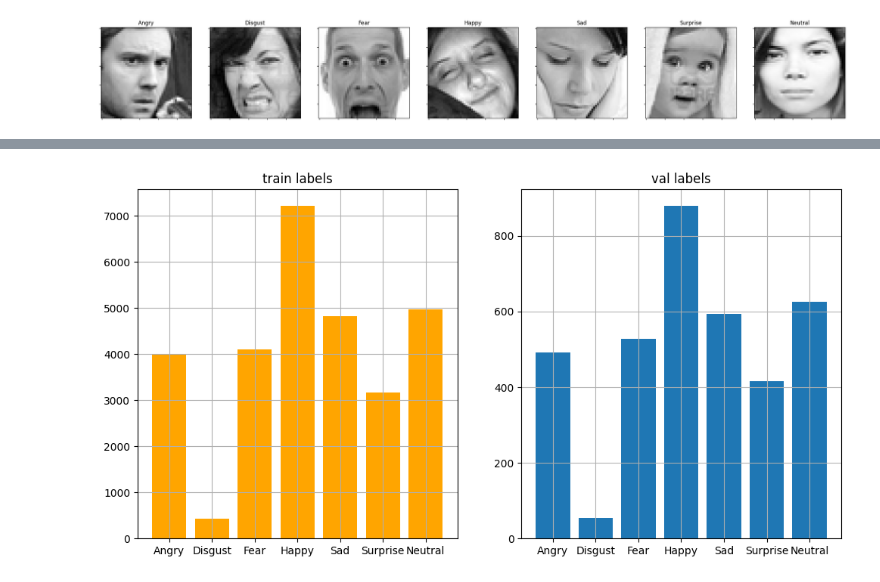
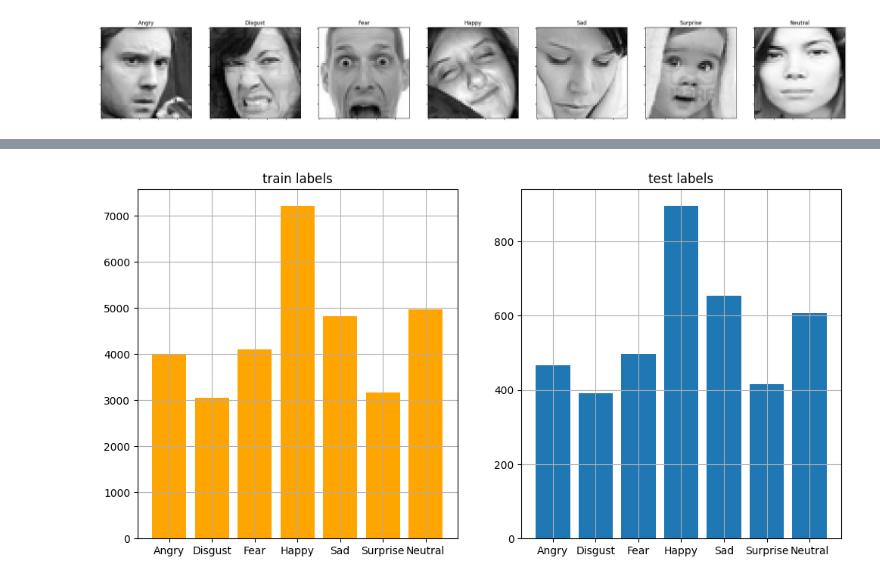
Before and after one commit to jabhij/MusicTherapyTreatment_EmotionDetection, a Jupyter notebook: Mood_Detection_ML_Project.ipynb, the cells around one changed output, grey strips where cells are left out. Cells and saved outputs as stored; diff of their text form; code cells hidden in the pictures.

```diff
--- a/Mood_Detection_ML_Project.ipynb
+++ b/Mood_Detection_ML_Project.ipynb
@@ -19,3 +26,2 @@ from tensorflow.keras.utils import plot_model
 # %%
-path = '/content/drive/MyDrive/Mood-Detection-Project/challenges-in-representation-learning-facial-expression-recognition-challenge/icml_face_data.csv'
-path
+path = '/content/drive/MyDrive/Mood-Detection-Project/challenges-in-representation-learning-facial-expression-recognition-challenge/'
@@ -24,5 +28,5 @@ path
 # %%
-data = pd.read_csv(path)
+data = pd.read_csv(path + 'icml_face_data.csv')
 # %%
 data.head()
 # %% [output]
@@ -32,4 +36,13 @@ data.head()
 | 2 | 2 | Training | 231 212 156 164 174 138 161 173 1... |
 | 3 | 4 | Training | 24 32 36 30 32 23 19 20 30 41 21 ... |
 | 4 | 6 | Training | 4 0 0 0 0 0 0 0 0 0 0 0 3 15 23 2... |
+# %%
+# filter rows with emotion == 1
+emotion_1 = data[data['emotion'] == 1]
+
+# repeat rows 5 times
+repeated_rows = pd.concat([emotion_1] * 6, ignore_index=True)
+
+#concating augmented data and making a new dataframe
+data2 = pd.concat([data, repeated_rows], ignore_index=True)
 # %%
@@ -146,9 +161,9 @@ def plot_compare_distributions(array1, array2, title1='', title2=''):
 # %%
 emotions = {0: 'Angry', 1: 'Disgust', 2: 'Fear', 3: 'Happy', 4: 'Sad', 5: 'Surprise', 6: 'Neutral'}
 # %%
-train_image_array, train_image_label = prepare_data(data[data[' Usage']=='Training'])
-val_image_array, val_image_label = prepare_data(data[data[' Usage']=='PrivateTest'])
-test_image_array, test_image_label = prepare_data(data[data[' Usage']=='PublicTest'])
+train_image_array, train_image_label = prepare_data(data2[data2[' Usage']=='Training'])
+val_image_array, val_image_label = prepare_data(data2[data2[' Usage']=='PrivateTest'])
+test_image_array, test_image_label = prepare_data(data2[data2[' Usage']=='PublicTest'])
 # %%
 train_images = train_image_array.reshape((train_image_array.shape[0], 48, 48, 1))
 train_images = train_images.astype('float32')/255
@@ -167,5 +186,5 @@ plot_all_emotions()
 # %%
-plot_compare_distributions(train_labels, val_labels, title1='train labels', title2='val labels')
+plot_compare_distributions(train_labels, test_labels, title1='train labels', title2='test labels')
 # %% [output]
-[figure, old version]
+[figure, new version]
 # %%
```
Also changed, not shown: parts of 32 cells of this notebook.
